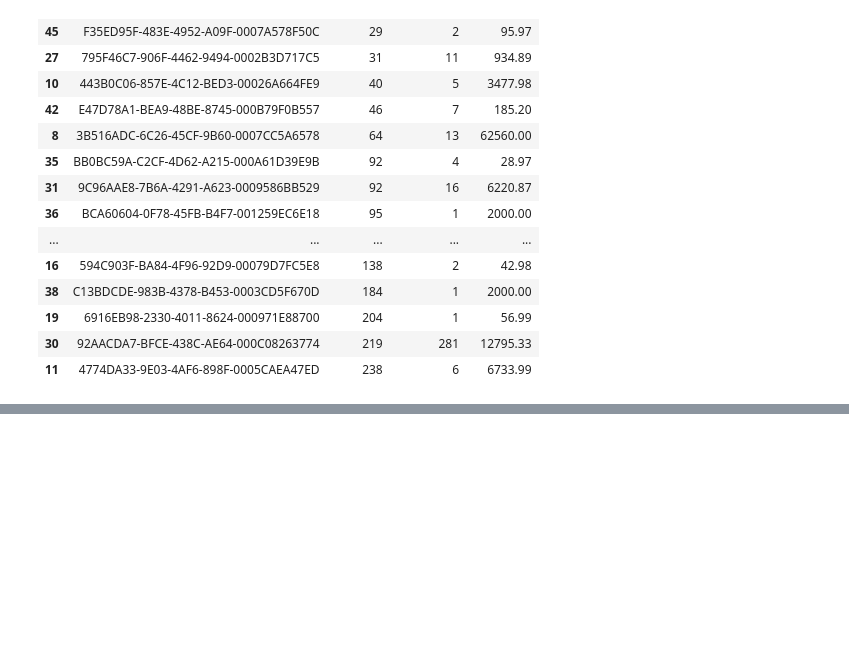
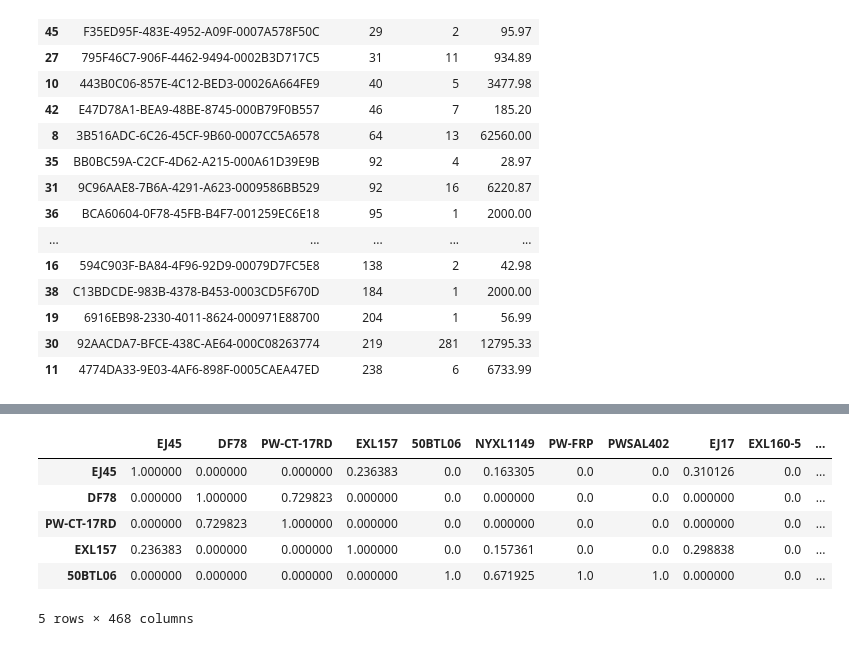
Before and after one commit to SnowflakeTech/Recommendation-System-for-Ecormmerce, a Jupyter notebook: notebook/main.ipynb, the cells around one changed output, grey strips where cells are left out. Saved outputs shown, nothing was run; the diff lists cells and outputs as text; code cells hidden in the pictures; blank space fills up the shorter version.

```diff
--- a/notebook/main.ipynb
+++ b/notebook/main.ipynb
@@ -400,0 +485,25 @@ preview.head(10)
+# %%
+# BM25 weighting + cosine
+k1, b = 1.2, 0.75
+N = mat.shape[0]
+idf = np.log((N - np.array((mat > 0).sum(axis=0)).ravel() + 0.5) /
+             (np.array((mat > 0).sum(axis=0)).ravel() + 0.5))
+idf = np.maximum(idf, 0)
+
+# document length (user profile length)
+dl = np.array(mat.sum(axis=1)).ravel()
+avgdl = dl.mean()
+
+# Apply BM25 weighting
+rows, cols = mat.nonzero()
+data = []
+for r, c, v in zip(rows, cols, mat.data):
+    denom = v + k1 * (1 - b + b * dl[r] / avgdl)
+    weight = idf[c] * (v * (k1 + 1)) / denom
+    data.append(weight)
+mat_bm25 = sparse.csr_matrix((data, (rows, cols)), shape=mat.shape)
+# %%
+# Cosine similarity on BM25 weighted
+item_norms_bm25 = sparse.linalg.norm(mat_bm25, axis=0)
+mat_bm25_norm = mat_bm25 / item_norms_bm25
+sim_bm25 = (mat_bm25_norm.T @ mat_bm25_norm).toarray()
@@ -400,0 +534,10 @@ preview.head(10)
+# %%
+df_bm25.head()
+# %% [output]
+|  | EJ45 | DF78 | PW-CT-17RD | EXL157 | 50BTL06 | NYXL1149 | PW-FRP | PWSAL402 | EJ17 | EXL160-5 | ... |
+| EJ45 | 1.000000 | 0.000000 | 0.000000 | 0.236383 | 0.0 | 0.163305 | 0.0 | 0.0 | 0.310126 | 0.0 | ... |
+| DF78 | 0.000000 | 1.000000 | 0.729823 | 0.000000 | 0.0 | 0.000000 | 0.0 | 0.0 | 0.000000 | 0.0 | ... |
+| PW-CT-17RD | 0.000000 | 0.729823 | 1.000000 | 0.000000 | 0.0 | 0.000000 | 0.0 | 0.0 | 0.000000 | 0.0 | ... |
+| EXL157 | 0.236383 | 0.000000 | 0.000000 | 1.000000 | 0.0 | 0.157361 | 0.0 | 0.0 | 0.298838 | 0.0 | ... |
+| 50BTL06 | 0.000000 | 0.000000 | 0.000000 | 0.000000 | 1.0 | 0.671925 | 1.0 | 1.0 | 0.000000 | 0.0 | ... |
+5 rows × 468 columns
```
Also changed, not shown: parts of 31 cells of this notebook, 2 other files.
